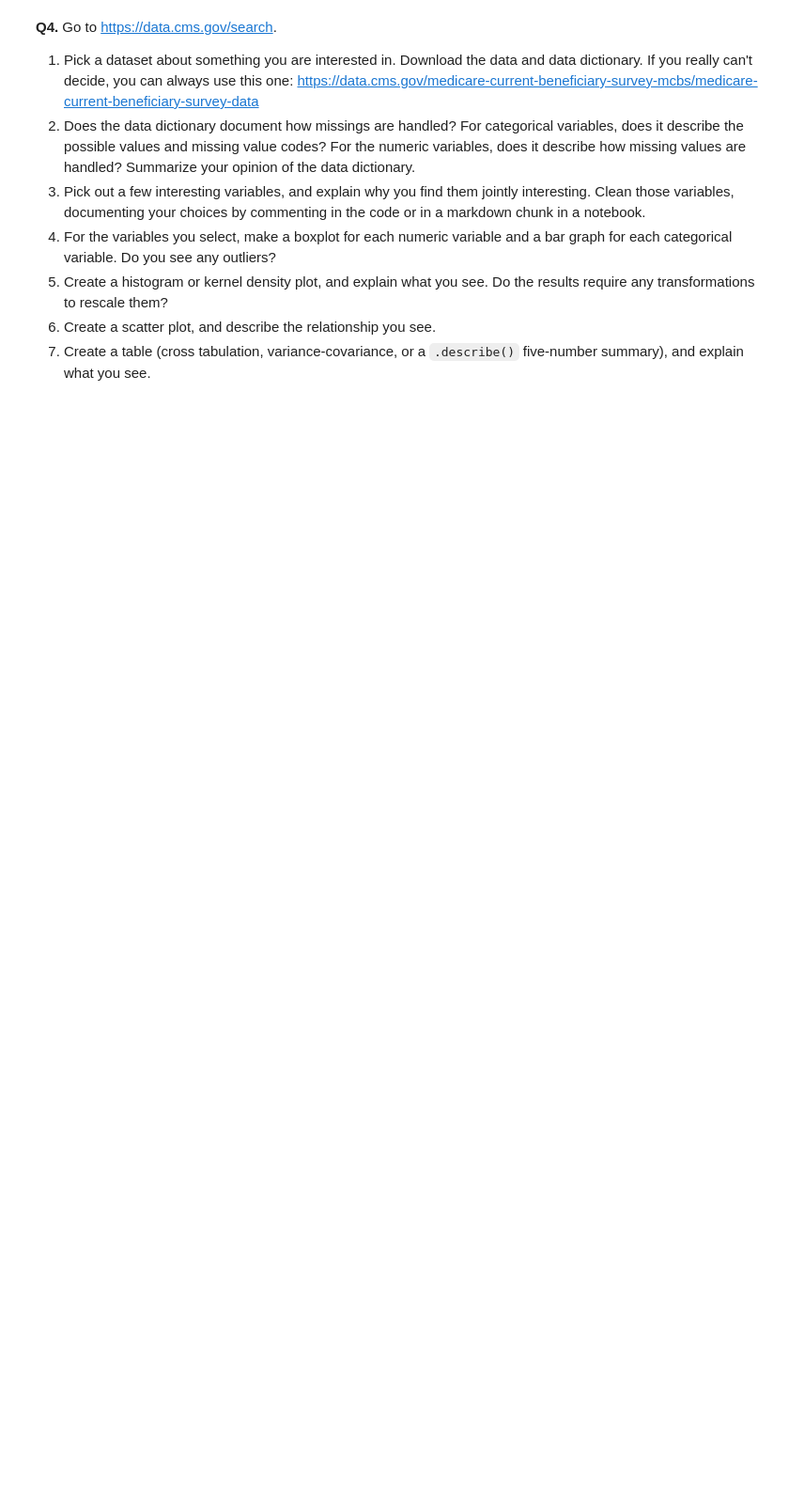
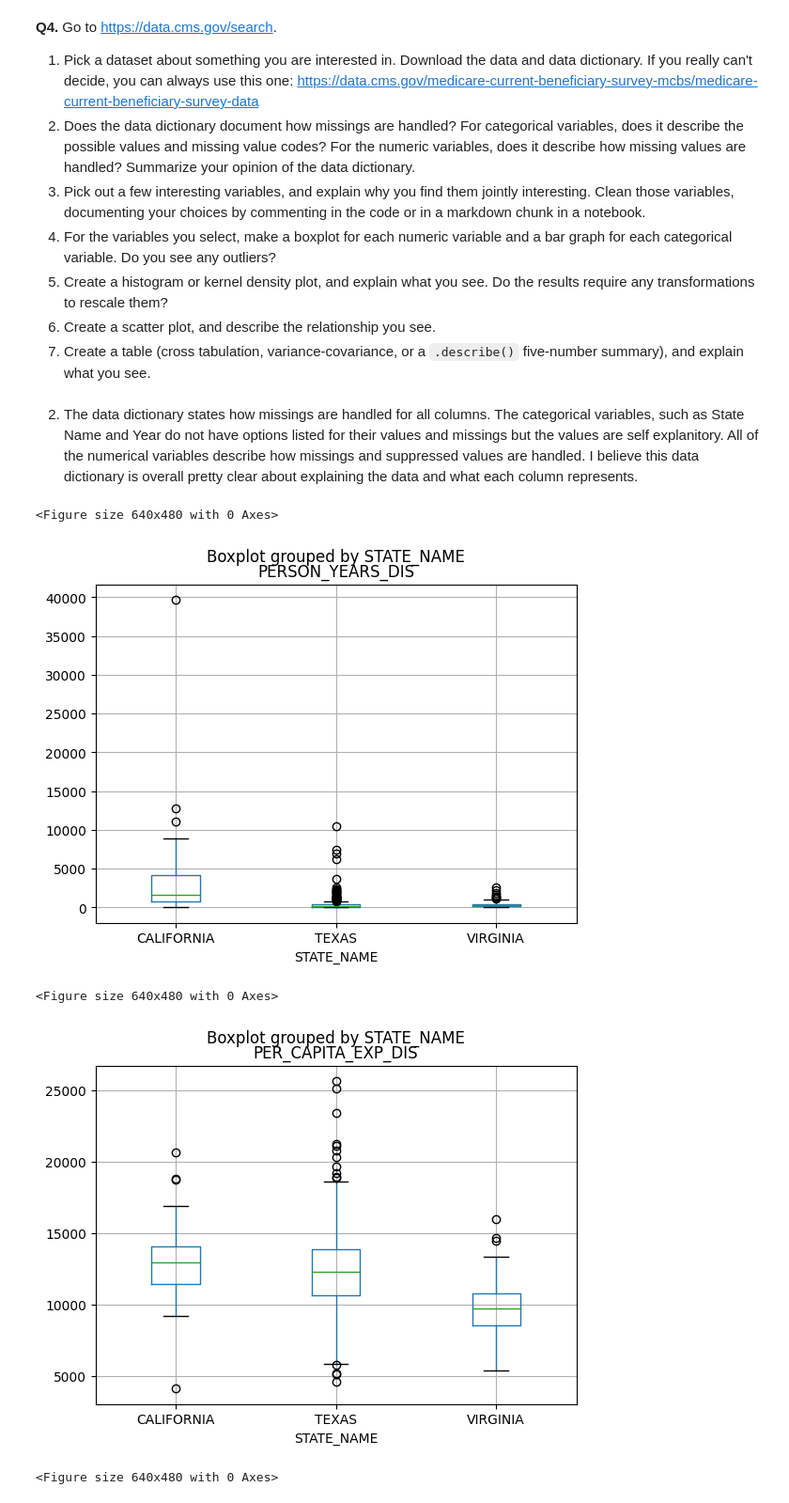
Before and after one commit to rze7ud/visualization, a Jupyter notebook: assignment/assignment.ipynb, the cells around one changed output. Shown at 94% size. Cells and saved outputs as stored; diff of their text form; code cells hidden in the pictures; blank space fills up the shorter version.

```diff
--- a/assignment/assignment.ipynb
+++ b/assignment/assignment.ipynb
@@ -280,3 +282,40 @@ For some context, the Federal government ultimately spent about $4.4 trillion in
 6. Create a histogram or kernel density plot, and explain what you see. Do the results require any transformations to rescale them?
 7. Create a scatter plot, and describe the relationship you see.
 8. Create a table (cross tabulation, variance-covariance, or a `.describe()` five-number summary), and explain what you see.
+# %%
+# 1.
+path = '/content/visualization/assignment/data/County_Level FFS_Data_for_Shared_Savings_Program_Benchmark_PUF_2022_01_01_Offset_Assignable_2024_Starters.csv'
+df = pd.read_csv(path, low_memory=False)
+# %% [markdown]
+2. The data dictionary states how missings are handled for all columns. The categorical variables, such as State Name and Year do not have options listed for their values and missings but the values are self explanitory. All of the numerical variables describe how missings and suppressed values are handled. I believe this data dictionary is overall pretty clear about explaining the data and what each column represents.
+# %%
+# 3.
+# I picked DISABLED person years, Per capita DISABLED expenditures and Average DISABLED CMS HCC risk score as my variables
+df_clean = df[['STATE_NAME', 'COUNTY_NAME', 'PERSON_YEARS_DIS', 'PER_CAPITA_EXP_DIS', 'AVG_RISK_SCORE_DIS']]
+df_clean = df_clean[~((df_clean['PERSON_YEARS_DIS'].isin(['.', '*'])) | (df_clean['PER_CAPITA_EXP_DIS'].isin(['.', '*'])) | (df_clean['AVG_RISK_SCORE_DIS'].isin(['.', '*'])))]
+df_clean['PERSON_YEARS_DIS'] = df_clean['PERSON_YEARS_DIS'].astype(float)
+df_clean['PER_CAPITA_EXP_DIS'] = df_clean['PER_CAPITA_EXP_DIS'].astype(float)
+df_clean['AVG_RISK_SCORE_DIS'] = df_clean['AVG_RISK_SCORE_DIS'].astype(float)
+df_clean['STATE_NAME'] = df_clean['STATE_NAME'].astype(str)
+# Only going to use data from Virginia, California and Texas so I don't have over 50 plots
+df_ca_tx_va = df_clean[(df_clean['STATE_NAME'] == 'VIRGINIA') | (df_clean['STATE_NAME'] == 'CALIFORNIA') | (df_clean['STATE_NAME'] == 'TEXAS')]
+
+# 4.
+plt.figure()
+df_ca_tx_va.boxplot(column=['PERSON_YEARS_DIS'], by='STATE_NAME')
+plt.show()
+
+plt.figure()
+df_ca_tx_va.boxplot(column=['PER_CAPITA_EXP_DIS'], by='STATE_NAME')
+plt.show()
+
+plt.figure()
+df_ca_tx_va.boxplot(column=['AVG_RISK_SCORE_DIS'], by='STATE_NAME')
+plt.show()
+# Yes each boxplot has a few outliers
+# %% [output]
+<Figure size 640x480 with 0 Axes>
+[figure, added]
+<Figure size 640x480 with 0 Axes>
+[figure, added]
+<Figure size 640x480 with 0 Axes>
```
Also changed, not shown: parts of 6 cells of this notebook.
